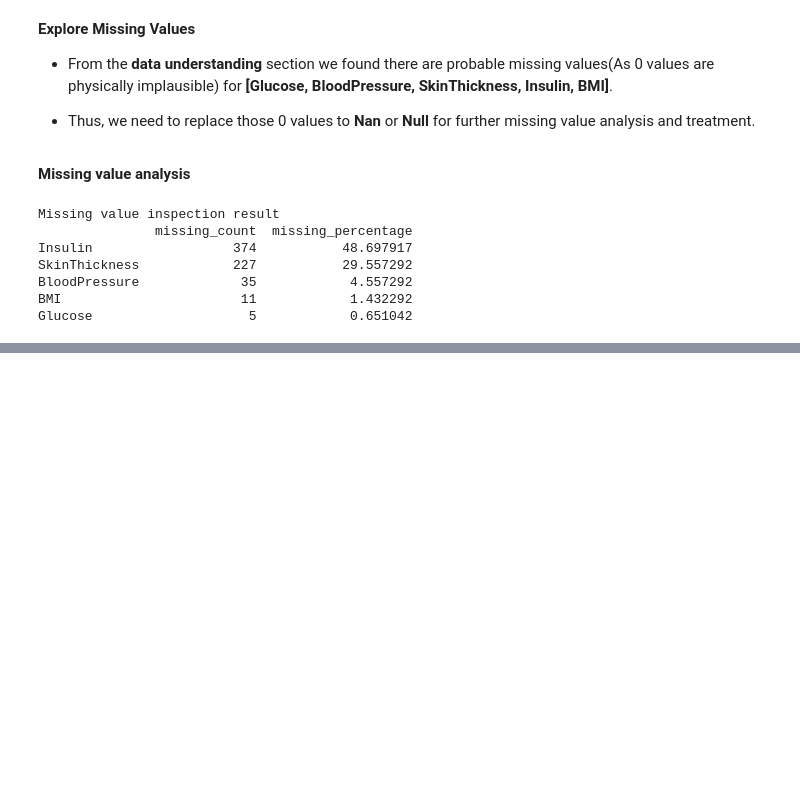
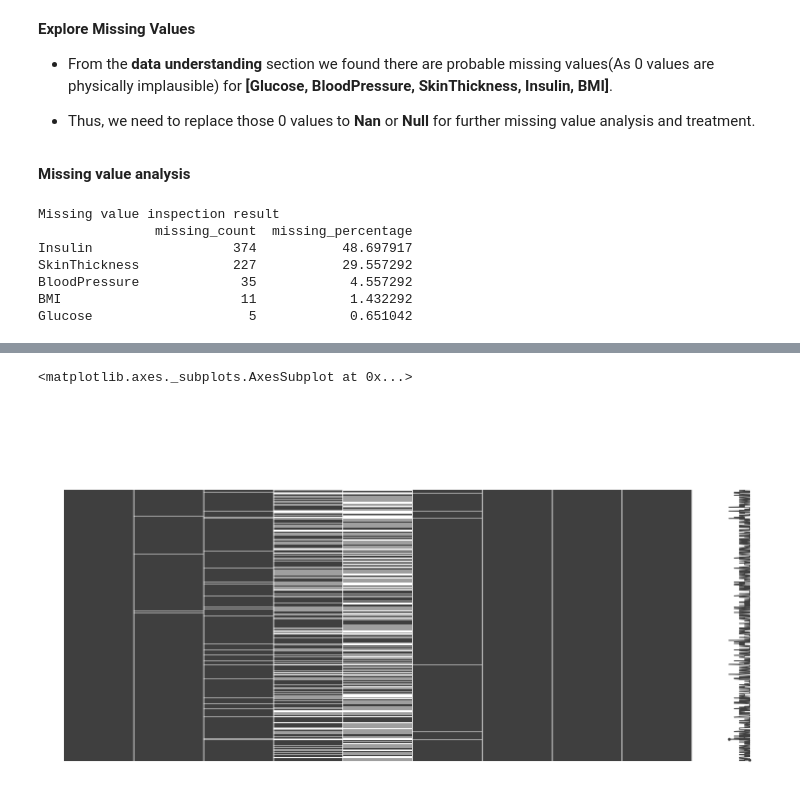
Before and after one commit to sayan0506/Prediction-model-for-Diabetes, a Jupyter notebook: Pima_Indian_Diabetes_prediction_model.ipynb, the cells around one changed output, grey strips where cells are left out. Drawn from its saved outputs; the diff is of its cells as text; code cells hidden in the pictures; blank space fills up the shorter version.

```diff
--- a/Pima_Indian_Diabetes_prediction_model.ipynb
+++ b/Pima_Indian_Diabetes_prediction_model.ipynb
@@ -232,0 +239,5 @@ Accuracy of Classification Models](https://www.researchgate.net/profile/Archish_
+# %%
+msno.matrix(df_mod)
+# %% [output]
+<matplotlib.axes._subplots.AxesSubplot at 0x...>
+[figure, added]
```
Also changed, not shown: parts of 7 cells of this notebook.
